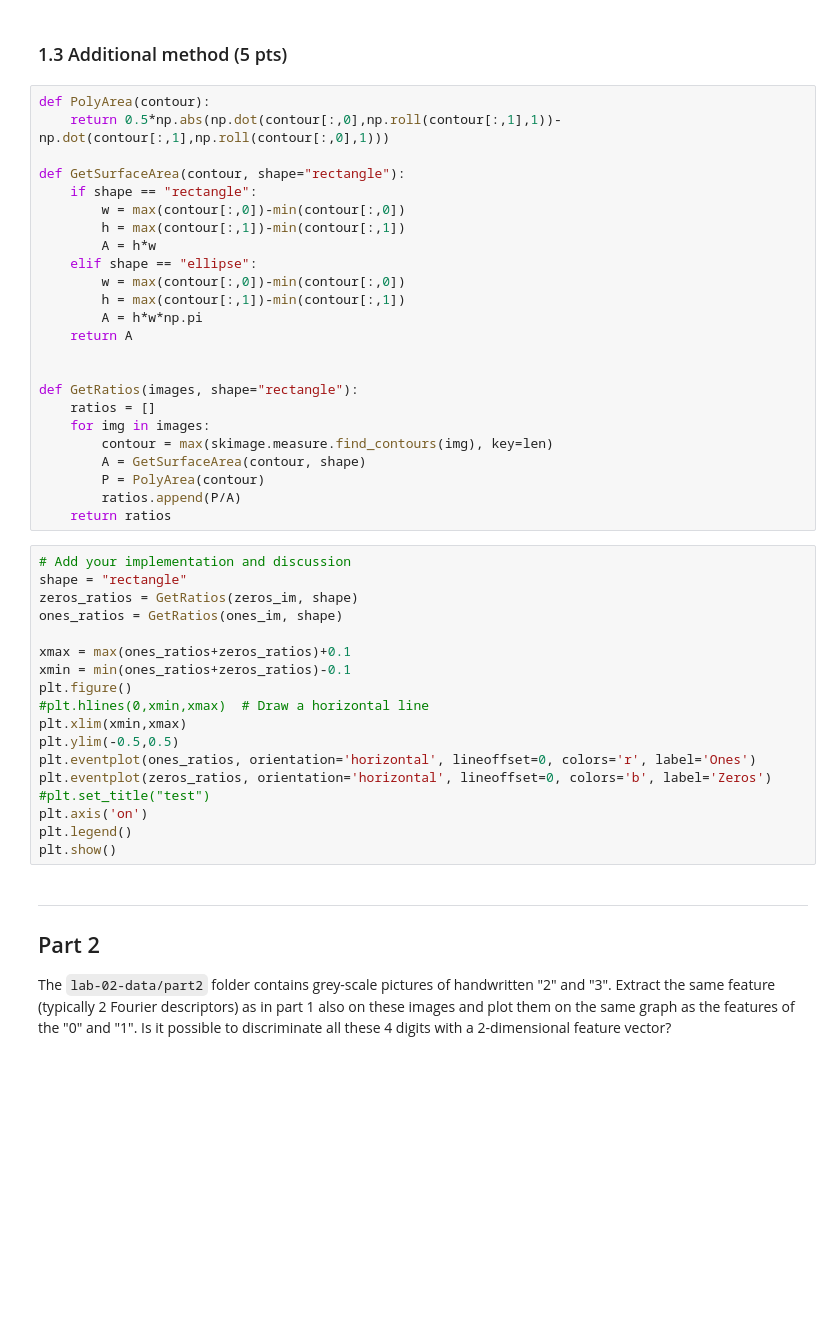
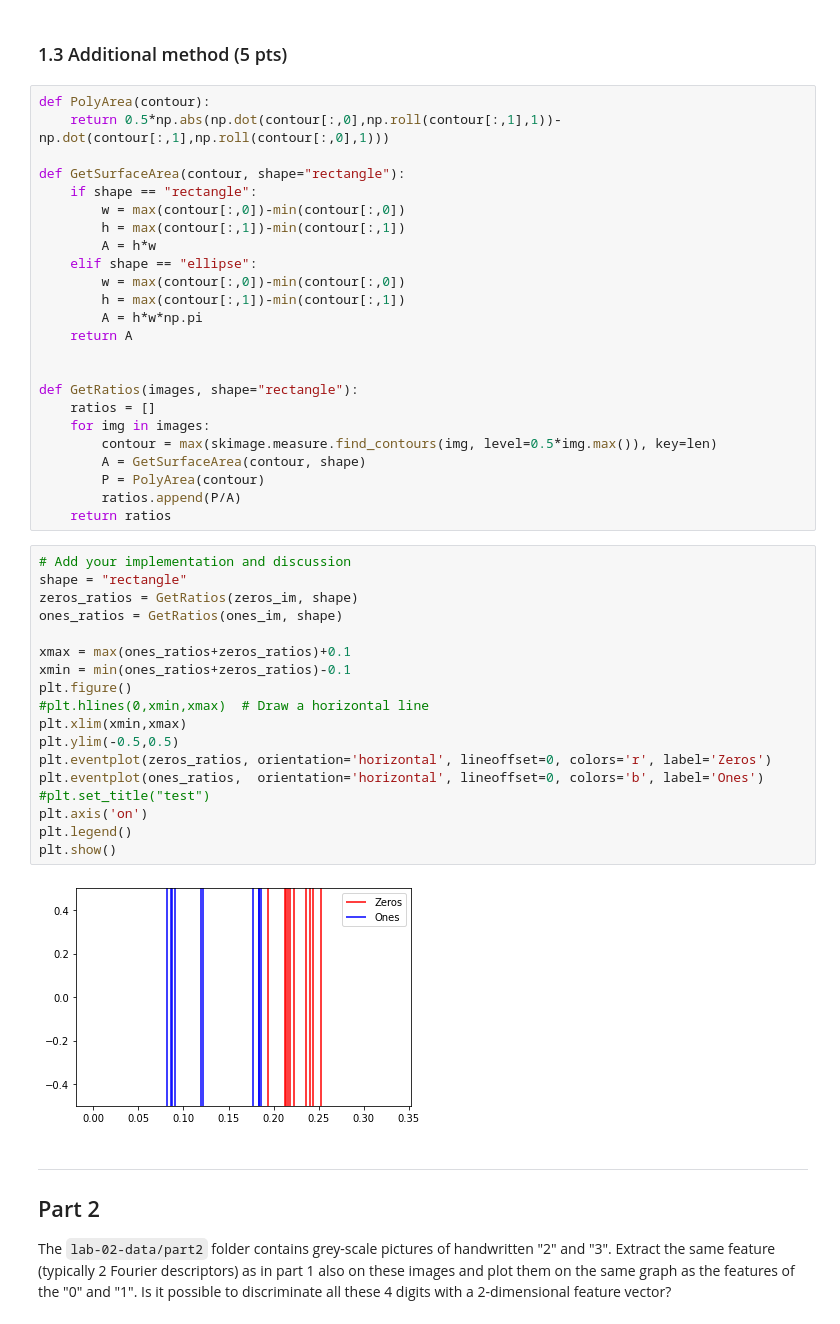
Before and after one commit to mbiselx/ImgAnlNPatRec, a Jupyter notebook: labs/lab_02_object_description.ipynb, the cells around one changed output. Cells and saved outputs as stored; diff of their text form; blank space fills up the shorter version.

```diff
--- a/labs/lab_02_object_description.ipynb
+++ b/labs/lab_02_object_description.ipynb
@@ -198,7 +202,7 @@ def GetSurfaceArea(contour, shape="rectangle"):
 def GetRatios(images, shape="rectangle"):
     ratios = []
     for img in images:
-        contour = max(skimage.measure.find_contours(img), key=len)
+        contour = max(skimage.measure.find_contours(img, level=0.5*img.max()), key=len)
         A = GetSurfaceArea(contour, shape)
         P = PolyArea(contour)
         ratios.append(P/A)
@@ -206,21 +210,23 @@ def GetRatios(images, shape="rectangle"):
 # %%
 # Add your implementation and discussion
 shape = "rectangle"
 zeros_ratios = GetRatios(zeros_im, shape)
 ones_ratios = GetRatios(ones_im, shape)
 
 xmax = max(ones_ratios+zeros_ratios)+0.1
 xmin = min(ones_ratios+zeros_ratios)-0.1
 plt.figure()
 #plt.hlines(0,xmin,xmax)  # Draw a horizontal line
 plt.xlim(xmin,xmax)
 plt.ylim(-0.5,0.5)
-plt.eventplot(ones_ratios, orientation='horizontal', lineoffset=0, colors='r', label='Ones')
-plt.eventplot(zeros_ratios, orientation='horizontal', lineoffset=0, colors='b', label='Zeros')
+plt.eventplot(zeros_ratios, orientation='horizontal', lineoffset=0, colors='r', label='Zeros')
+plt.eventplot(ones_ratios,  orientation='horizontal', lineoffset=0, colors='b', label='Ones')
 #plt.set_title("test")
 plt.axis('on')
 plt.legend()
 plt.show()
+# %% [output]
+[figure, added]
 # %% [markdown]
 ---
 ## Part 2
```
Also changed, not shown: parts of 3 cells of this notebook.
